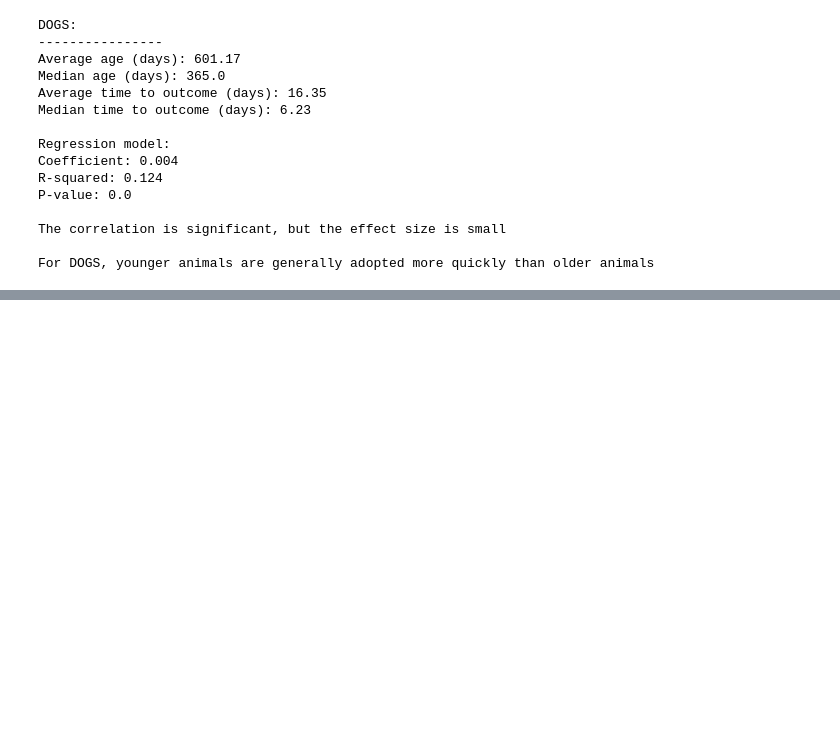
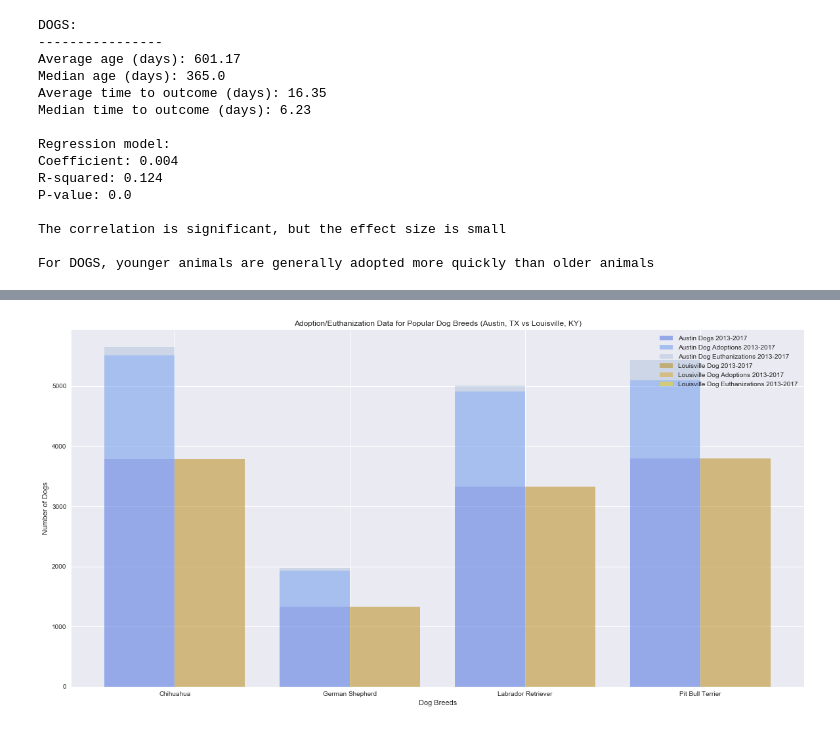
Before and after one commit to carlospisani10/Animal-Shelter-Analysis, a Jupyter notebook: Analysis.ipynb, the cells around one changed output, grey strips where cells are left out. Drawn from its saved outputs; the diff is of its cells as text; code cells hidden in the pictures; blank space fills up the shorter version.

```diff
--- a/Analysis.ipynb
+++ b/Analysis.ipynb
@@ -1723,0 +1892,17 @@ pyplot.show()
+# %%
+austin_breed = austin_breed_df['Adoptions']
+austin_eu_breed = austin_breed_df['Euthanizations']
+austin_total_breed = austin_breed_df['Total Dogs']
+louisville_breed = louisville_breed_df['Adoptions']
+louisville_eu_breed = louisville_breed_df['Euthanizations']
+louisville_total_breed =louisville_breed_df['Total Dogs']
+breeds = austin_breed_df['Dog Breed']
+totals_breed_df =pd.DataFrame({'Dog Breed': breeds,
+     'Austin Adoptions by Dog Breed 2013-2017': austin_breed,
+     'Austin Euthanizations by Dog Breed 2013-2017': austin_eu_breed,
+     'Austin Total Dogs by Breed 2013-2017': austin_total_breed,
+     'Louisville Adoptions by Dog Breed 2013-2017': louisville_breed,
+     'Louisville Euthanizations by Dog Breed 2013-2017': louisville_eu_breed,
+     'Louisville Total Dogs by Breed 2013-2017': louisville_total_breed
+    })
+totals_breed_df
@@ -1723,0 +1915,54 @@ pyplot.show()
+# %%
+#grouped and stacked bar chart to visually show differences in Cat Colors
+aus_breed = np.array(austin_breed)
+aus_eu_breed = np.array(austin_eu_breed)
+aus_total_breed = np.array(austin_total_breed)
+lou_breed= np.array(louisville_breed)
+lou_eu_breed = np.array(louisville_eu_breed)
+lou_total_breed= np.array(louisville_total_breed)
+age_list =list(str(breeds))
+
+#create subplots
+fig, ax = plt.subplots(figsize=(20,10))
+plt.style.use('seaborn')
+
+#plot parameters
+pos = list(range(len(breeds)))
+width = 0.4
+
+#["lightsteelblue","cornflowerblue","royalblue","mediumblue","darkblue","slateblue","blueviolet"]
+#catColors = ["khaki","gold","goldenrod","darkgoldenrod","darkkhaki","olive","darkolive"]
+
+aus1c_plot = plt.bar(pos, aus_total_breed, width, alpha=0.5, color='royalblue')
+aus2c_plot = plt.bar(pos, aus_breed, width, alpha=0.5, bottom=aus_total_breed, color='cornflowerblue')
+aus3c_plot = plt.bar(pos, aus_eu_breed, width, alpha=0.5, bottom=(aus_total_breed+aus_breed), color='lightsteelblue')
+lou1c_plot = plt.bar([p + width for p in pos], lou_total_breed, width, alpha=0.5, color='darkgoldenrod')
+lou2c_plot = plt.bar([p + width for p in pos], lou_breed, width, alpha=0.5, bottom=lou_total_breed, color='goldenrod')
+lou2c_plot = plt.bar([p + width for p in pos], lou_eu_breed, width, alpha=0.5, bottom=(lou_total_breed+lou_breed), color='gold')
+
+# Set the y axis label
+ax.set_ylabel('Number of Dogs')
+ax.set_xlabel('Dog Breeds')
+
+# Set the chart's title
+ax.set_title('Adoption/Euthanization Data for Popular Dog Breeds (Austin, TX vs Louisville, KY)')
+
+
+# Set the position of the x ticks
+ax.set_xticks([p + .5 * width for p in pos])
+
+# Set the labels for the x ticks
+ax.set_xticklabels(breeds)
+
+# Setting the x-axis and y-axis limits
+#plt.xlim(min(pos)-width, max(pos)+width*4)
+#plt.ylim([0, max(df['pre_score'] + df['mid_score'] + df['post_score'])] )
+
+# Adding the legend and showing the plot
+plt.legend(['Austin Dogs 2013-2017', 'Austin Dog Adoptions 2013-2017', 'Austin Dog Euthanizations 2013-2017', 'Louisville Dog 2013-2017', 'Lousiville Dog Adoptions 2013-2017', 'Louisville Dog Euthanizations 2013-2017'], loc='upper right')
+plt.savefig("figures/breed_adopt.png")
+
+
+plt.show()
+# %% [output]
+[figure, added]
```
Also changed, not shown: parts of 35 cells of this notebook, 48 other files.
